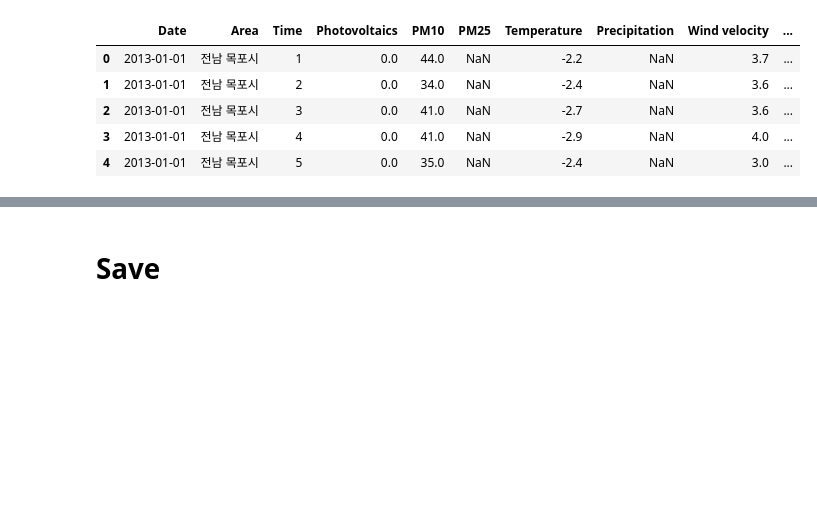
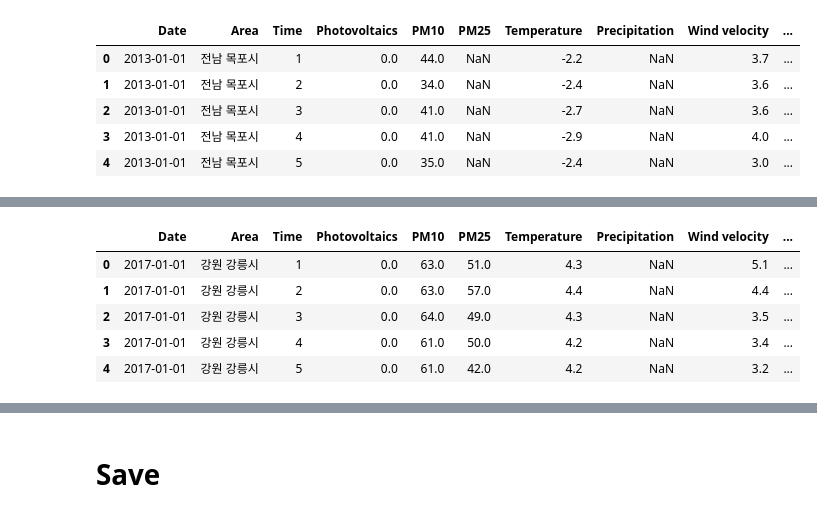
Before and after one commit to Hanchaeeun/SolarPower-Analysis, a Jupyter notebook: 02_Mapping-Data.ipynb, the cells around one changed output, grey strips where cells are left out. Cells and saved outputs as stored; diff of their text form; code cells hidden in the pictures; blank space fills up the shorter version.

```diff
--- a/02_Mapping-Data.ipynb
+++ b/02_Mapping-Data.ipynb
@@ -70,7 +69,7 @@ PVdata
 | 5402 | 0.0 | 0.0 | 0.0 | 0.0 | 0.0 | 0.0 | 0.0 | 0.00 | 36.000 | 280.920 | ... | ... |
 5403 rows × 27 columns
 # %%
-Solardata = merge_module.Format_PV(PVdata, '일자', ['일자','지역','년도'])
+Solardata = Format_PV(PVdata, '일자', ['일자','지역','년도'])
 Solardata
 # %% [output]
 |  | 일자 | 지역 | 년도 | 시간 | 발전량 |
@@ -90,6 +89,6 @@ Solardata
 # Regional mapping
 # %%
 area_list = ['전남 목포시', '강원 강릉시', '경남 진주시']
-Solar_Mp, Solar_Gn, Solar_Jj = merge_module.Split_area(Solardata, '지역', area_list)
+Solar_Mp, Solar_Gn, Solar_Jj = Split_area(Solardata, '지역', area_list)
 # %% [output]
 전체 : (129672, 5)
@@ -99,5 +98,5 @@ Solar_Mp, Solar_Gn, Solar_Jj = merge_module.Split_area(Solardata, '지역', area
 # %%
 area_list = ['전남 목포시', '강원 강릉시', '경남 진주시']
-PM_Mp, PM_Gn, PM_Jj  = merge_module.Split_area(PMdata, '지역', area_list)
+PM_Mp, PM_Gn, PM_Jj  = Split_area(PMdata, '지역', area_list)
 # %% [output]
 전체 : (209544, 7)
@@ -107,5 +106,5 @@ PM_Mp, PM_Gn, PM_Jj  = merge_module.Split_area(PMdata, '지역', area_list)
 # %%
 area_list = ['목포', '강릉', '진주']
-ASOS_Mp, ASOS_Gn, ASOS_Jj  = merge_module.Split_area(ASOSdata, '지점명', area_list)
+ASOS_Mp, ASOS_Gn, ASOS_Jj  = Split_area(ASOSdata, '지점명', area_list)
 # %% [output]
 전체 : (131464, 14)
@@ -348,0 +336,9 @@ visualization.Monthly_plot(Jj_df, 'Photovoltaics', 'JinJo')
+# %%
+Gn_df.head()
+# %% [output]
+|  | Date | Area | Time | Photovoltaics | PM10 | PM25 | Temperature | Precipitation | Wind velocity | ... |
+| 0 | 2017-01-01 | 강원 강릉시 | 1 | 0.0 | 63.0 | 51.0 | 4.3 | NaN | 5.1 | ... |
+| 1 | 2017-01-01 | 강원 강릉시 | 2 | 0.0 | 63.0 | 57.0 | 4.4 | NaN | 4.4 | ... |
+| 2 | 2017-01-01 | 강원 강릉시 | 3 | 0.0 | 64.0 | 49.0 | 4.3 | NaN | 3.5 | ... |
+| 3 | 2017-01-01 | 강원 강릉시 | 4 | 0.0 | 61.0 | 50.0 | 4.2 | NaN | 3.4 | ... |
+| 4 | 2017-01-01 | 강원 강릉시 | 5 | 0.0 | 61.0 | 42.0 | 4.2 | NaN | 3.2 | ... |
```
Also changed, not shown: parts of 11 cells of this notebook.
